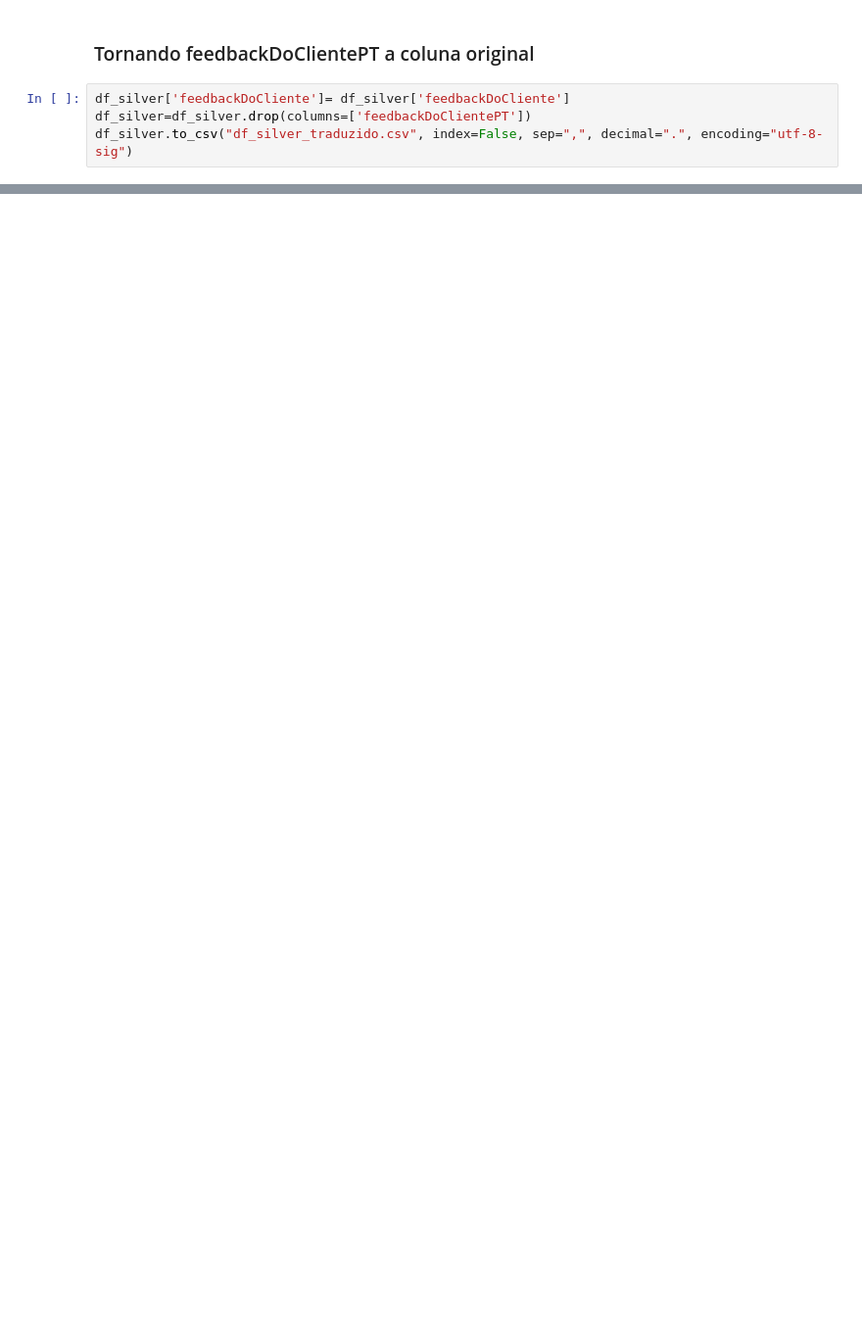
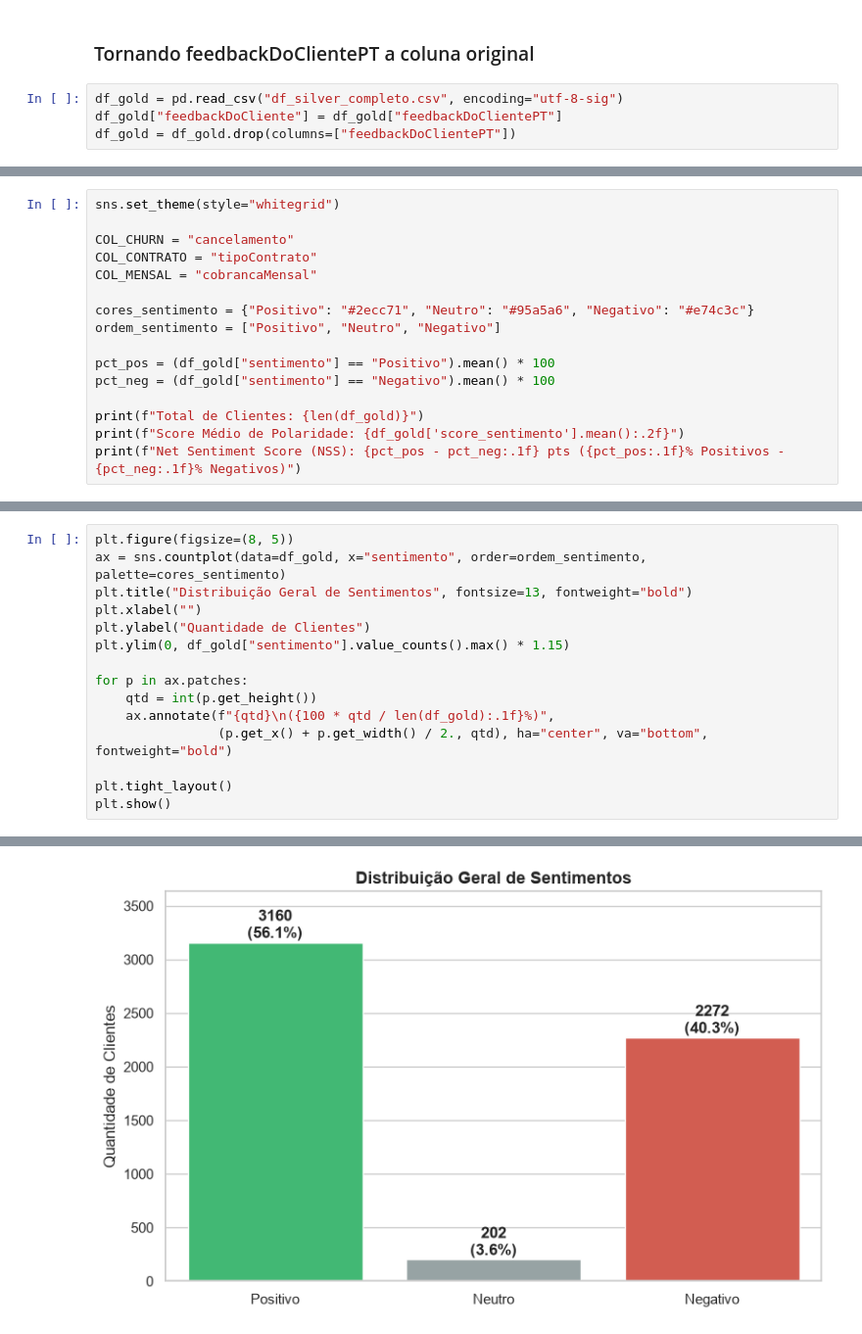
Before and after one commit to patrick0753/PII2_databricks, a Jupyter notebook: df_databricks.ipynb, the cells around one changed output, grey strips where cells are left out. Shown at 98% size. Saved outputs shown, nothing was run; the diff lists cells and outputs as text; blank space fills up the shorter version.

Commit message:
tradução completa e adiantamento da gold

```diff
--- a/df_databricks.ipynb
+++ b/df_databricks.ipynb
@@ -575,6 +529,6 @@ Name: feedbackDoClientePT, dtype: object
 # %% [markdown]
 ### Tornando feedbackDoClientePT a coluna original
 # %%
-df_silver['feedbackDoCliente']= df_silver['feedbackDoCliente']
-df_silver=df_silver.drop(columns=['feedbackDoClientePT'])
-df_silver.to_csv("df_silver_traduzido.csv", index=False, sep=",", decimal=".", encoding="utf-8-sig")
+df_gold = pd.read_csv("df_silver_completo.csv", encoding="utf-8-sig")
+df_gold["feedbackDoCliente"] = df_gold["feedbackDoClientePT"]
+df_gold = df_gold.drop(columns=["feedbackDoClientePT"])
@@ -580,0 +594,16 @@ df_silver.to_csv("df_silver_traduzido.csv", index=False, sep=",", decimal=".", e
+# %%
+sns.set_theme(style="whitegrid")
+
+COL_CHURN = "cancelamento"
+COL_CONTRATO = "tipoContrato"
+COL_MENSAL = "cobrancaMensal"
+
+cores_sentimento = {"Positivo": "#2ecc71", "Neutro": "#95a5a6", "Negativo": "#e74c3c"}
+ordem_sentimento = ["Positivo", "Neutro", "Negativo"]
+
+pct_pos = (df_gold["sentimento"] == "Positivo").mean() * 100
+pct_neg = (df_gold["sentimento"] == "Negativo").mean() * 100
+
+print(f"Total de Clientes: {len(df_gold)}")
+print(f"Score Médio de Polaridade: {df_gold['score_sentimento'].mean():.2f}")
+print(f"Net Sentiment Score (NSS): {pct_pos - pct_neg:.1f} pts ({pct_pos:.1f}% Positivos - {pct_neg:.1f}% Negativos)")
@@ -580,0 +616,16 @@ df_silver.to_csv("df_silver_traduzido.csv", index=False, sep=",", decimal=".", e
+# %%
+plt.figure(figsize=(8, 5))
+ax = sns.countplot(data=df_gold, x="sentimento", order=ordem_sentimento, palette=cores_sentimento)
+plt.title("Distribuição Geral de Sentimentos", fontsize=13, fontweight="bold")
+plt.xlabel("")
+plt.ylabel("Quantidade de Clientes")
+plt.ylim(0, df_gold["sentimento"].value_counts().max() * 1.15)
+
+for p in ax.patches:
+    qtd = int(p.get_height())
+    ax.annotate(f"{qtd}\n({100 * qtd / len(df_gold):.1f}%)",
+                (p.get_x() + p.get_width() / 2., qtd), ha="center", va="bottom", fontweight="bold")
+
+plt.tight_layout()
+plt.show()
+# %% [output]
@@ -580,0 +635 @@ df_silver.to_csv("df_silver_traduzido.csv", index=False, sep=",", decimal=".", e
+[figure, added]
```
Also changed, not shown: parts of 20 cells of this notebook, 2 other files.
